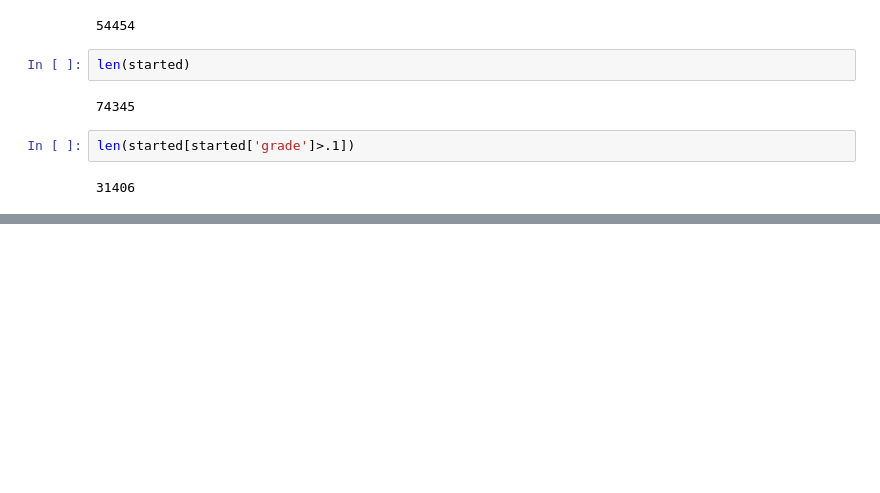
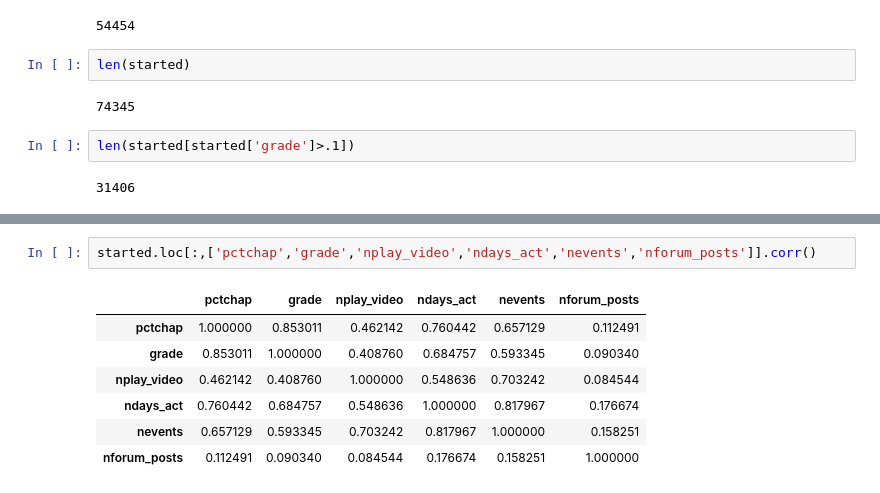
Before and after one commit to mattlichti/gen_assembly, a Jupyter notebook: Project/MOOC.ipynb, the cells around one changed output, grey strips where cells are left out. Drawn from its saved outputs; the diff is of its cells as text; blank space fills up the shorter version.

```diff
--- a/Project/MOOC.ipynb
+++ b/Project/MOOC.ipynb
@@ -429,0 +410,10 @@ len(started[started['grade']>.1])
+# %%
+started.loc[:,['pctchap','grade','nplay_video','ndays_act','nevents','nforum_posts']].corr()
+# %% [output]
+|  | pctchap | grade | nplay_video | ndays_act | nevents | nforum_posts |
+| pctchap | 1.000000 | 0.853011 | 0.462142 | 0.760442 | 0.657129 | 0.112491 |
+| grade | 0.853011 | 1.000000 | 0.408760 | 0.684757 | 0.593345 | 0.090340 |
+| nplay_video | 0.462142 | 0.408760 | 1.000000 | 0.548636 | 0.703242 | 0.084544 |
+| ndays_act | 0.760442 | 0.684757 | 0.548636 | 1.000000 | 0.817967 | 0.176674 |
+| nevents | 0.657129 | 0.593345 | 0.703242 | 0.817967 | 1.000000 | 0.158251 |
+| nforum_posts | 0.112491 | 0.090340 | 0.084544 | 0.176674 | 0.158251 | 1.000000 |
```
Also changed, not shown: parts of 36 cells of this notebook.
